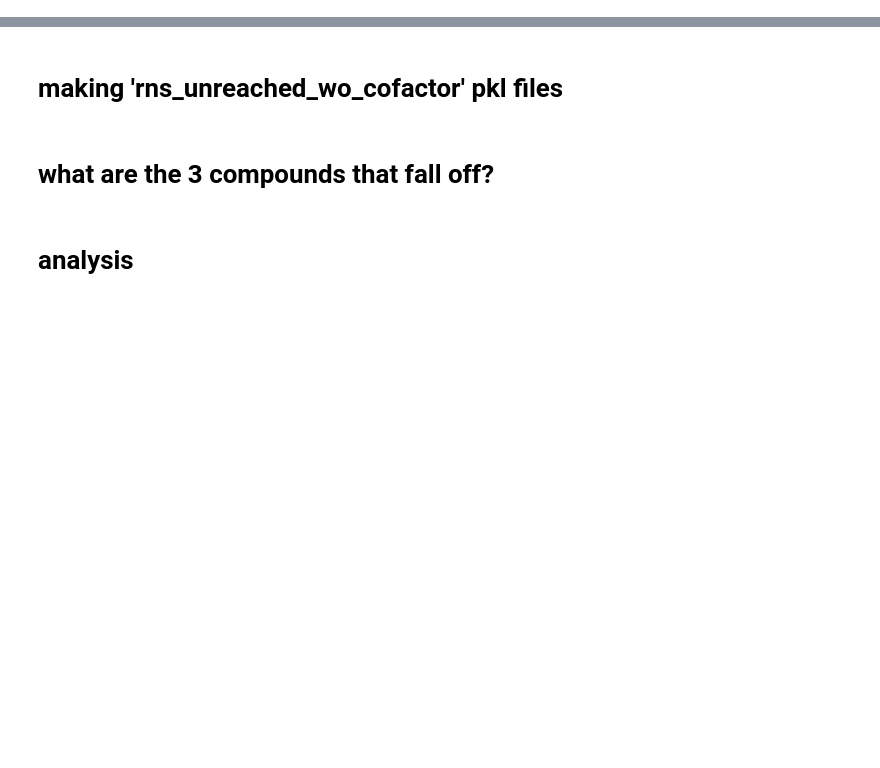
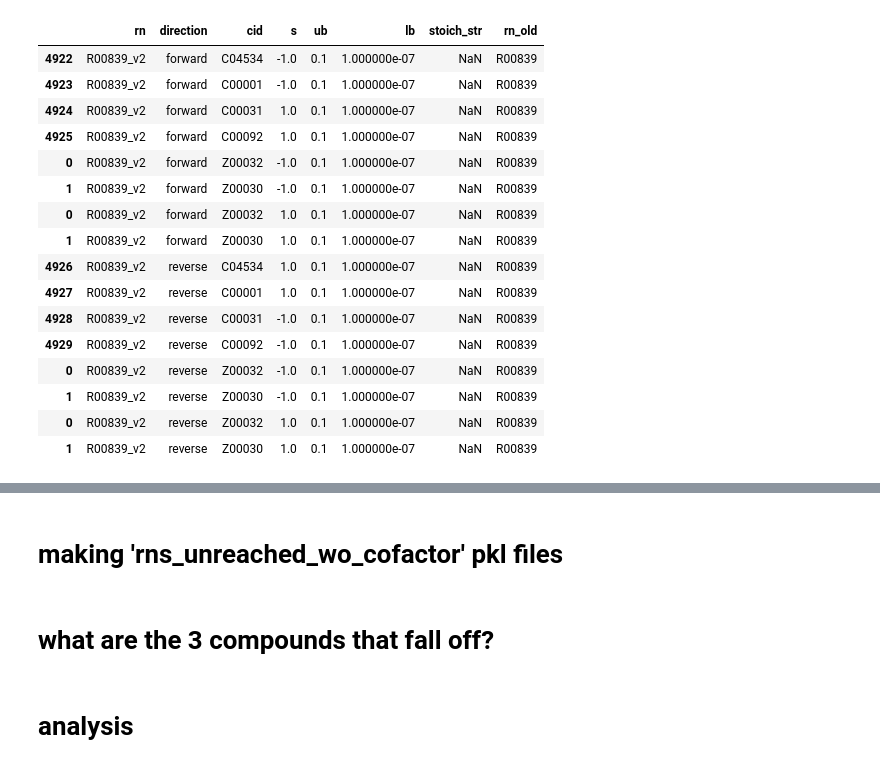
Before and after one commit to tseamuscorlett/enzyme-gated-network-expansion, a Jupyter notebook: RUN_foldgated.ipynb, the cells around one changed output, grey strips where cells are left out. Saved outputs shown, nothing was run; the diff lists cells and outputs as text; code cells hidden in the pictures; blank space fills up the shorter version.

```diff
--- a/RUN_foldgated.ipynb
+++ b/RUN_foldgated.ipynb
@@ -95,0 +100,28 @@ len(metabolism.network['rn'])
+# %%
+asset_path = nf.asset_path
+
+METABOLISM_PATH = PurePath(asset_path, "metabolic_networks","metabolism.v8.01May2023.pkl") # path to metabolism object pickle
+df1 = pd.read_pickle(METABOLISM_PATH).network
+
+METABOLISM_PATH = PurePath(asset_path, "metabolic_networks","metabolism.v8.02Jun2024_peroxide_fix.pkl") # path to metabolism object pickle
+df2 = pd.read_pickle(METABOLISM_PATH).network
+# %%
+df1[df1['rn'] == 'R00839_v2']
+# %% [output]
+|  | rn | direction | cid | s | ub | lb | stoich_str | rn_old |
+| 4922 | R00839_v2 | forward | C04534 | -1.0 | 0.1 | 1.000000e-07 | NaN | R00839 |
+| 4923 | R00839_v2 | forward | C00001 | -1.0 | 0.1 | 1.000000e-07 | NaN | R00839 |
+| 4924 | R00839_v2 | forward | C00031 | 1.0 | 0.1 | 1.000000e-07 | NaN | R00839 |
+| 4925 | R00839_v2 | forward | C00092 | 1.0 | 0.1 | 1.000000e-07 | NaN | R00839 |
+| 0 | R00839_v2 | forward | Z00032 | -1.0 | 0.1 | 1.000000e-07 | NaN | R00839 |
+| 1 | R00839_v2 | forward | Z00030 | -1.0 | 0.1 | 1.000000e-07 | NaN | R00839 |
+| 0 | R00839_v2 | forward | Z00032 | 1.0 | 0.1 | 1.000000e-07 | NaN | R00839 |
+| 1 | R00839_v2 | forward | Z00030 | 1.0 | 0.1 | 1.000000e-07 | NaN | R00839 |
+| 4926 | R00839_v2 | reverse | C04534 | 1.0 | 0.1 | 1.000000e-07 | NaN | R00839 |
+| 4927 | R00839_v2 | reverse | C00001 | 1.0 | 0.1 | 1.000000e-07 | NaN | R00839 |
+| 4928 | R00839_v2 | reverse | C00031 | -1.0 | 0.1 | 1.000000e-07 | NaN | R00839 |
+| 4929 | R00839_v2 | reverse | C00092 | -1.0 | 0.1 | 1.000000e-07 | NaN | R00839 |
+| 0 | R00839_v2 | reverse | Z00032 | -1.0 | 0.1 | 1.000000e-07 | NaN | R00839 |
+| 1 | R00839_v2 | reverse | Z00030 | -1.0 | 0.1 | 1.000000e-07 | NaN | R00839 |
+| 0 | R00839_v2 | reverse | Z00032 | 1.0 | 0.1 | 1.000000e-07 | NaN | R00839 |
+| 1 | R00839_v2 | reverse | Z00030 | 1.0 | 0.1 | 1.000000e-07 | NaN | R00839 |
```
Also changed, not shown: parts of 6 cells of this notebook, 2 other files.
